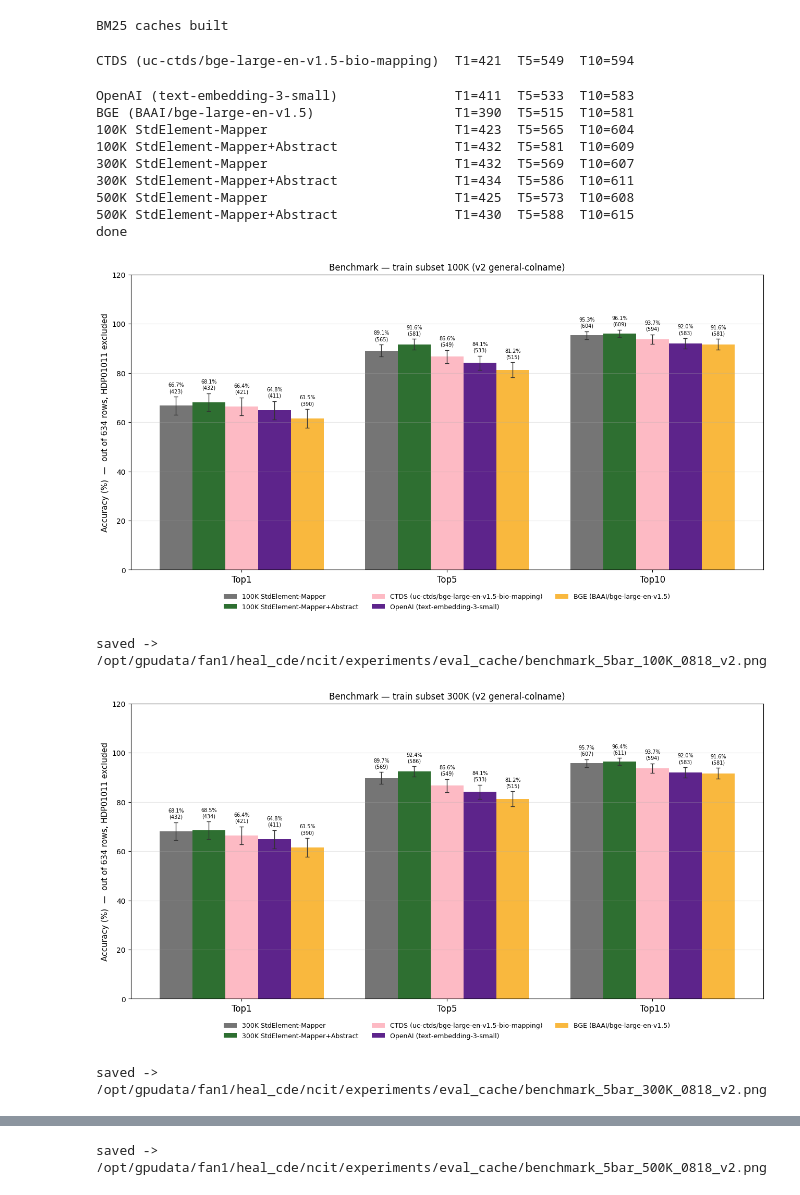
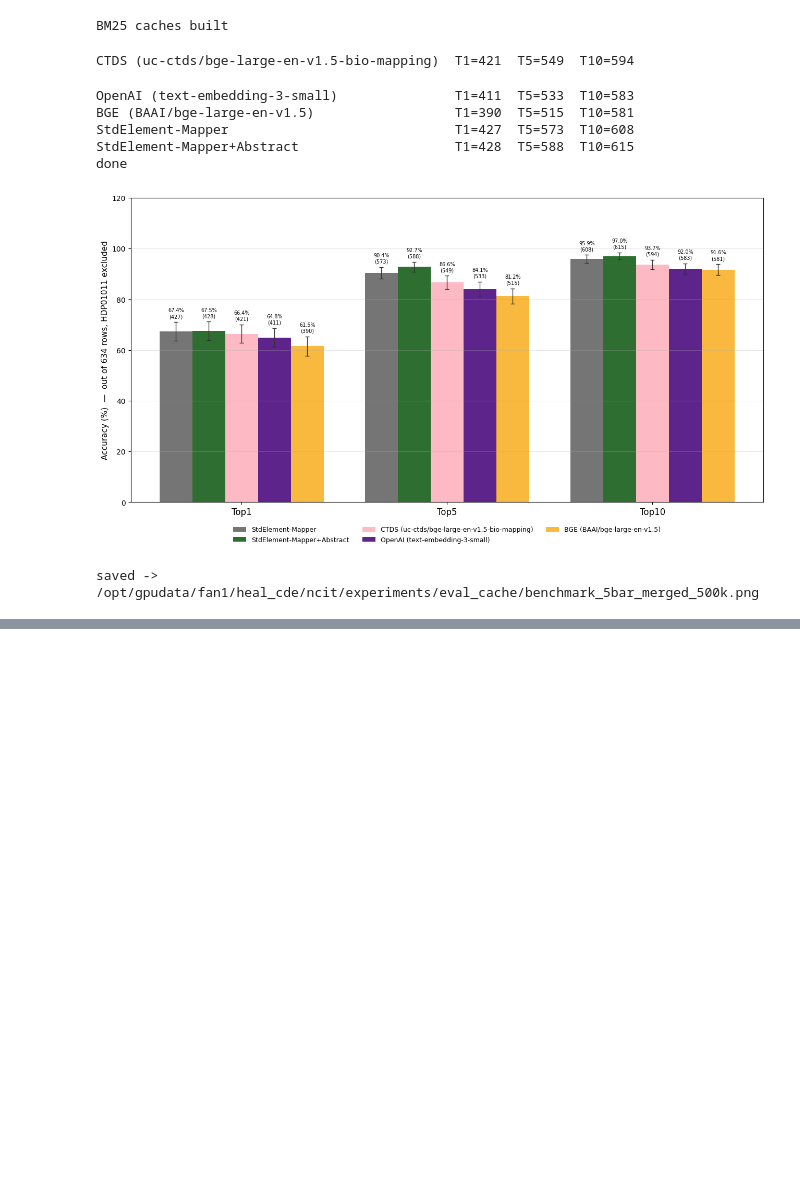
Before and after one commit to uc-cdis/ai-harmonization, a Jupyter notebook: ai_harmonization/cde_harmonization/evaluation/cde_model_evaluation.ipynb, the cells around one changed output, grey strips where cells are left out. Saved outputs shown, nothing was run; the diff lists cells and outputs as text; code cells hidden in the pictures; blank space fills up the shorter version.

Commit message:
update eval notebook

```diff
--- a/ai_harmonization/cde_harmonization/evaluation/cde_model_evaluation.ipynb
+++ b/ai_harmonization/cde_harmonization/evaluation/cde_model_evaluation.ipynb
@@ -242,7 +231,7 @@ print("BM25 caches built")
 # %% [output]
 BM25 caches built
 # %%
-# ---- score everything into a single flat dict: RESULTS[label][k] = hit count ----
+# ---- score the merged model + 3 baselines into RESULTS[label][k] ----
 RESULTS = {}
 
 def score_st(model, focus):
@@ -255,7 +244,7 @@ def log(label, hits):
     RESULTS[label] = hits
     print(f"{label:<45} " + "  ".join(f"T{k}={hits[k]}" for k in TOP_K_VALUES))
 
-# baselines
+# baselines (no research focus)
 for spec in BASELINES:
     if spec["kind"] == "st":
         m = SentenceTransformer(spec["name"], device=str(device))
@@ -267,64 +256,52 @@ for spec in BASELINES:
         hits = hybrid_hits(dense_topk(qe, te), bm25_plain)
     log(spec["label"], hits)
 
-# our models: each size loads its own final, no-focus + with-abstract
-for size in SIZES:
-    m = load_lora_model(SIZE_DIRS[size])
-    log(f"{size} {NAME_OURS}",  score_st(m, focus=False))
-    log(f"{size} {NAME_OURSF}", score_st(m, focus=True))
-    del m; gc.collect(); torch.cuda.empty_cache()
+# the merged model: plain + with research focus (same weights, different input)
+m = SentenceTransformer(MERGED_MODEL, device=str(device))
+log(NAME_OURS,  score_st(m, focus=False))
+log(NAME_OURSF, score_st(m, focus=True))
+del m; gc.collect(); torch.cuda.empty_cache()
 print("done")
 # %% [output]
 CTDS (uc-ctds/bge-large-en-v1.5-bio-mapping)  T1=421  T5=549  T10=594
 OpenAI (text-embedding-3-small)               T1=411  T5=533  T10=583
 BGE (BAAI/bge-large-en-v1.5)                  T1=390  T5=515  T10=581
-100K StdElement-Mapper                        T1=423  T5=565  T10=604
-100K StdElement-Mapper+Abstract               T1=432  T5=581  T10=609
-300K StdElement-Mapper                        T1=432  T5=569  T10=607
-300K StdElement-Mapper+Abstract               T1=434  T5=586  T10=611
-500K StdElement-Mapper                        T1=425  T5=573  T10=608
-500K StdElement-Mapper+Abstract               T1=430  T5=588  T10=615
+StdElement-Mapper                             T1=427  T5=573  T10=608
+StdElement-Mapper+Abstract                    T1=428  T5=588  T10=615
 done
 # %%
-# ---- Accuracy figures ----
+# ---- Accuracy figure: 5 bars, Top-1/5/10 ----
 import matplotlib.pyplot as plt
 from statsmodels.stats.proportion import proportion_confint
 
 def wilson_half(k, n):
     """Half-width (percentage points) of the 95% Wilson score interval for k/n."""
     if n == 0: return 0.0
     lo, hi = proportion_confint(k, n, alpha=0.05, method="wilson")
     return (hi - lo) / 2 * 100
 
 ks = TOP_K_VALUES; x = np.arange(len(ks))
 BASE_LABELS = [b["label"] for b in BASELINES]
 BASE_COLORS = {BASELINES[0]["label"]: COL_CTDS, BASELINES[1]["label"]: COL_OPENAI, BASELINES[2]["label"]: COL_BGE}
 
-def five_bars(size):
-    bars = [
-        (f"{size} {NAME_OURS}",  COL_OURS,  RESULTS[f"{size} {NAME_OURS}"]),
-        (f"{size} {NAME_OURSF}", COL_OURSF, RESULTS[f"{size} {NAME_OURSF}"]),
-    ] + [(bl, BASE_COLORS[bl], RESULTS[bl]) for bl in BASE_LABELS]
-    w = 0.8 / len(bars)
-    fig, ax = plt.subplots(figsize=(13, 7))
-    for i, (label, color, h) in enumerate(bars):
-        pct = [h[k]/N*100 for k in ks]; err = [wilson_half(h[k], N) for k in ks]
-        off = (i - (len(bars)-1)/2) * w
-        bb = ax.bar(x+off, pct, w, label=label, color=color, yerr=err, capsize=3, error_kw=dict(lw=1, ecolor="#333"))
-        for b, p, e, k in zip(bb, pct, err, ks):
-            ax.text(b.get_x()+b.get_width()/2, p+e+1.2, f"{p:.1f}%\n({h[k]})", ha="center", va="bottom", fontsize=7)
-    ax.set_xticks(x); ax.set_xticklabels([f"Top{k}" for k in ks], fontsize=12)
-    ax.set_ylabel(f"Accuracy (%)  \u2014  out of {N} rows, HDP01011 excluded", fontsize=11)
-    ax.set_ylim(0, 120); ax.grid(axis="y", alpha=0.3)
-    ax.legend(loc="upper center", bbox_to_anchor=(0.5,-0.06), ncol=3, fontsize=9, frameon=False)
-    ax.set_title(f"Benchmark \u2014 train subset {size} (v2 general-colname)", fontsize=12)
-    plt.tight_layout()
-    p = OUT_DIR/f"benchmark_5bar_{size}_0818_v2.png"; plt.savefig(p, dpi=150, bbox_inches="tight"); plt.show()
-    print("saved ->", p)
-
-for size in SIZES: five_bars(size)
+bars = [(NAME_OURS, COL_OURS, RESULTS[NAME_OURS]),
+        (NAME_OURSF, COL_OURSF, RESULTS[NAME_OURSF])] + \
+       [(bl, BASE_COLORS[bl], RESULTS[bl]) for bl in BASE_LABELS]
+w = 0.8 / len(bars)
+fig, ax = plt.subplots(figsize=(13, 7))
+for i, (label, color, h) in enumerate(bars):
+    pct = [h[k]/N*100 for k in ks]; err = [wilson_half(h[k], N) for k in ks]
+    off = (i - (len(bars)-1)/2) * w
+    bb = ax.bar(x+off, pct, w, label=label, color=color, yerr=err, capsize=3, error_kw=dict(lw=1, ecolor="#333"))
+    for b, p, e, k in zip(bb, pct, err, ks):
+        ax.text(b.get_x()+b.get_width()/2, p+e+1.2, f"{p:.1f}%\n({h[k]})", ha="center", va="bottom", fontsize=7)
+ax.set_xticks(x); ax.set_xticklabels([f"Top{k}" for k in ks], fontsize=12)
+ax.set_ylabel(f"Accuracy (%)  \u2014  out of {N} rows, HDP01011 excluded", fontsize=11)
+ax.set_ylim(0, 120); ax.grid(axis="y", alpha=0.3)
+ax.legend(loc="upper center", bbox_to_anchor=(0.5,-0.06), ncol=3, fontsize=9, frameon=False)
+plt.tight_layout()
+p = OUT_DIR/"benchmark_5bar_merged_500k.png"; plt.savefig(p, dpi=200, bbox_inches="tight"); plt.show()
+print("saved ->", p)
 # %% [output]
-[figure, old version]
+[figure, new version]
-saved -> /opt/gpudata/fan1/heal_cde/ncit/experiments/eval_cache/benchmark_5bar_100K_0818_v2.png
+saved -> /opt/gpudata/fan1/heal_cde/ncit/experiments/eval_cache/benchmark_5bar_merged_500k.png
-[figure, removed]
-saved -> /opt/gpudata/fan1/heal_cde/ncit/experiments/eval_cache/benchmark_5bar_300K_0818_v2.png
@@ -332 +307,0 @@ saved -> /opt/gpudata/fan1/heal_cde/ncit/experiments/eval_cache/benchmark_5bar_3
-saved -> /opt/gpudata/fan1/heal_cde/ncit/experiments/eval_cache/benchmark_5bar_500K_0818_v2.png
```
Also changed, not shown: parts of 5 cells of this notebook.
